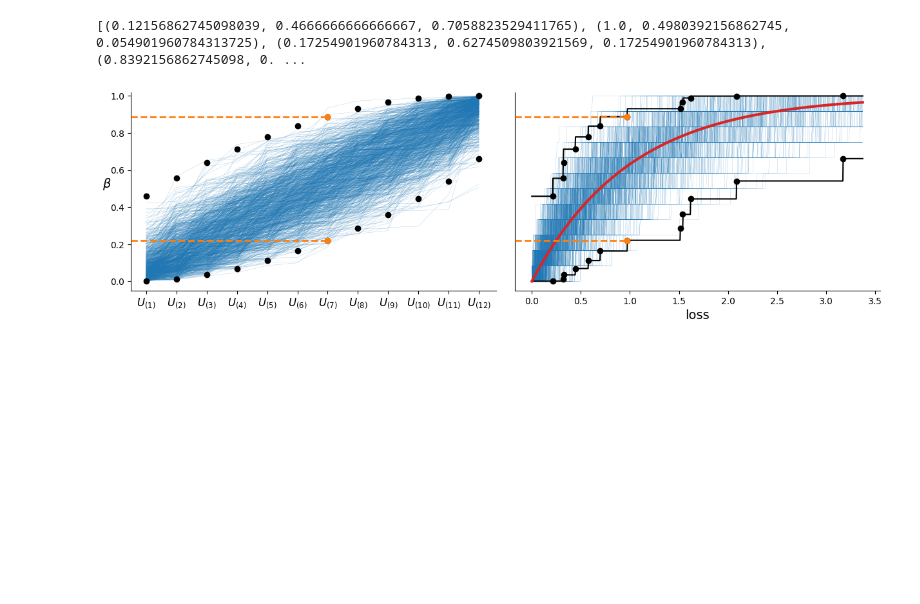
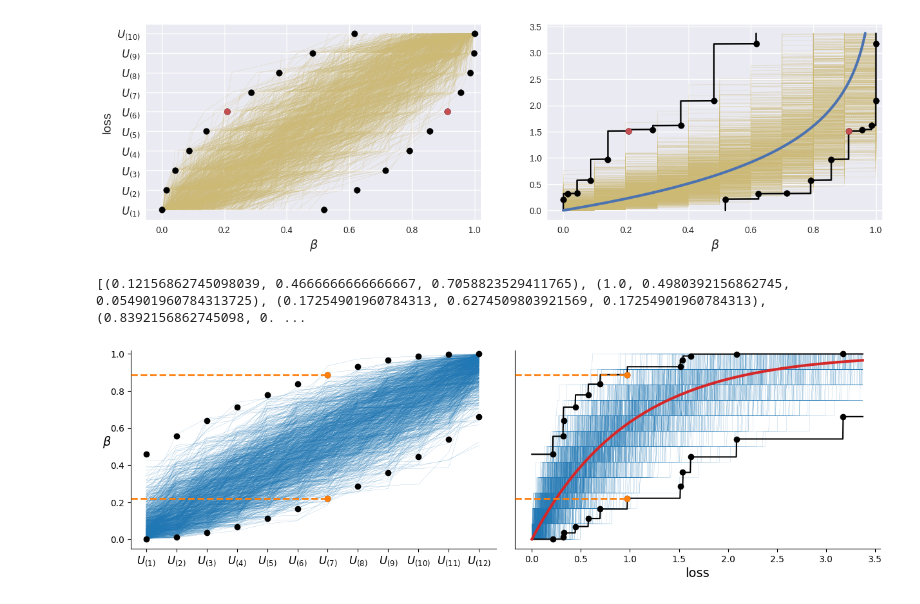
Before and after one commit to thomaspzollo/functional_uq, a Jupyter notebook: notebooks/fuq_figure_2.ipynb, the cells around one changed output. Drawn from its saved outputs; the diff is of its cells as text; code cells hidden in the pictures; blank space fills up the shorter version.

```diff
--- a/notebooks/fuq_figure_2.ipynb
+++ b/notebooks/fuq_figure_2.ipynb
@@ -6,6 +6,9 @@ import crossprob
 
 import matplotlib.pyplot as plt
 import seaborn as sns
+
+from matplotlib import style
+plt.style.use('seaborn-v0_8')
 # %%
 def get_bound(n, c, *, k=0):
     i = np.arange(1, n + 1)
@@ -36,3 +39,97 @@ def get_upper_from_lower(L):
 dist = scipy.stats.gamma(1)
 m = 1000
 delta = 0.05
+# %%
+np.random.seed(1234)
+
+plt.rcParams["figure.figsize"] = [15., 4]
+fig, ax = plt.subplots(1, 2)
+pal = plt.rcParams['axes.prop_cycle'].by_key()['color']
+
+ax1 = ax[0]
+ax2 = ax[1]
+
+n = 10
+X = dist.rvs(n)
+X_sorted = np.sort(X, axis=-1)
+
+X_empirical = np.zeros((m,n))
+for j in range(m):
+    X_empirical[j] = np.sort(dist.rvs(n), axis=-1)
+
+t_max = X_sorted.max()+0.2
+t = np.linspace(np.minimum(X_sorted.min(), 0.0), t_max, 1001)
+
+##################################################
+##################################################
+i = np.arange(1, n + 1)
+b = berk_jones_bound(n, delta)
+b_padded = np.concatenate([np.zeros(1), b])
+
+u_bound = get_upper_from_lower(b)
+u_bound_padded = np.concatenate([u_bound, np.ones(1)])
+
+print(pal)
+
+c1 = pal[4]
+c2 = pal[2]
+c3 = pal[0]
+
+color_idx = -5
+
+U = np.random.rand(m, n)
+U_sorted = np.sort(U, axis=-1)
+for j in range(m):
+    ax1.plot(U_sorted[j], i, '--', color=c1, lw=0.2, zorder=1)
+
+ax1.scatter(b, i, color="k", zorder=2, label="$U_{(i)}, l_i$")
+ax1.scatter(u_bound, i, color="k", zorder=2, label="$U_{(i)}, u_i$")
+
+ax1.scatter(b[color_idx], i[color_idx], color=c2, zorder=1000)
+# ax1.plot([b[color_idx],b[color_idx]], [0.5,i[color_idx]], "--", color=c2, linewidth=2.0, zorder=1000)
+
+ax1.scatter(u_bound[color_idx], i[color_idx], color=c2, zorder=1000)
+# ax1.plot([u_bound[color_idx],u_bound[color_idx]], [0.5,i[color_idx]], "--", color=c2, linewidth=2.0, zorder=1000)
+
+ax1.set_xlim(xmax=1.02)
+ax1.set_yticks(i)
+ax1.set_yticklabels(["$U_{({" + str(j) + "})}$" for j in i], fontsize=12)
+ax1.set_xlabel(r"$\beta$", fontsize=14, rotation=0)
+ax1.set_ylim(0.5,None)
+# ax1.legend(loc="lower right", fontsize=14)
+
+for j in range(m):
+    ax2.plot(ecdf(t,X_empirical[j]), t, "--", color=c1, lw=0.2, zorder=1)
+
+ax2.scatter(b, X_sorted, color="k", label="$X_{(i)}, l_i$")
+ax2.scatter(u_bound, X_sorted, color="k", label="$X_{(i)}, u_i$")
+
+ax2.scatter(b[color_idx], X_sorted[color_idx], color=c2, zorder=1000)
+# ax2.plot([-0.175,X_sorted[color_idx]],[b[color_idx],b[color_idx]], "--", color=c2, linewidth=2.0, zorder=1000)
+
+ax2.scatter(u_bound[color_idx], X_sorted[color_idx], color=c2, zorder=1000)
+# ax2.plot([-0.175,X_sorted[color_idx]],[u_bound[color_idx],u_bound[color_idx]], "--", color=c2, linewidth=2.0, zorder=1000)
+
+
+ax2.plot(dist.cdf(t), t, label=r"$F$", color=c3, linewidth=3.0, zorder=100)
+
+ax2.plot([b_padded[bisect_left(X_sorted, v)] for v in t], t, color="k", label="$L$")
+ax2.plot([u_bound_padded[bisect_left(X_sorted, v)] for v in t], t, color="k", label="$U$")
+
+ax2.set_xlim(xmax=1.02)
+ax2.set_ylim(-0.175,None)
+ax2.set_xlabel(r"$\beta$", fontsize=14, rotation=0)
+# ax2.legend(loc="lower right", fontsize=14)
+# ax2.set_title("n={}".format(n), fontsize=14)
+
+# ##################################################
+# ##################################################
+ax1.get_shared_y_axes().join(ax1, ax2)
+# ax2.yaxis.set_major_locator(plt.NullLocator())
+ax1.set_ylabel("loss", fontsize=14)
+
+sns.despine()
+# plt.subplots_adjust(wspace=0.075, hspace=0)
+plt.savefig("../plots/fuq_figure_2.png", dpi=300, bbox_inches="tight")
+plt.show()
+# %% [output]
@@ -39,3 +137,4 @@ delta = 0.05
+[figure, added]
 # %%
 np.random.seed(1234)
 
```
Also changed, not shown: parts of 2 cells of this notebook, 3 other files.
